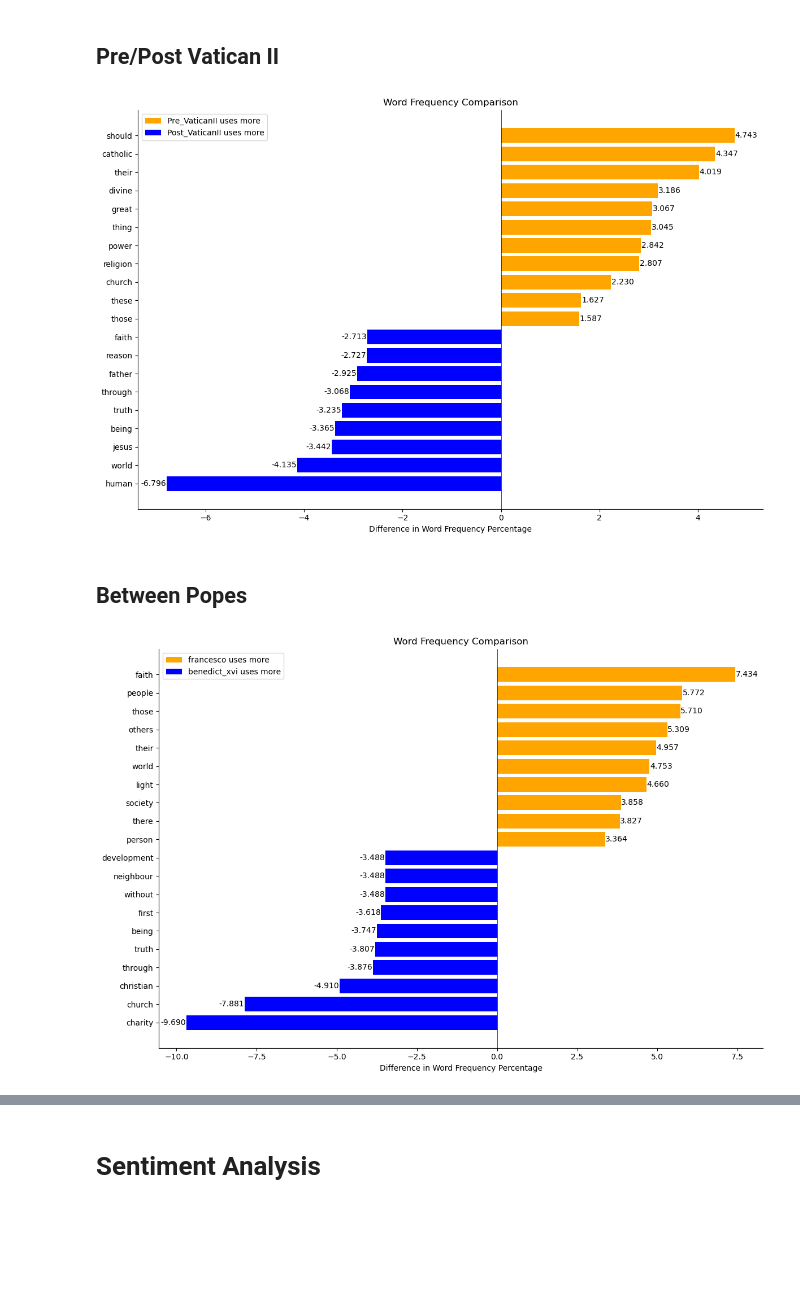
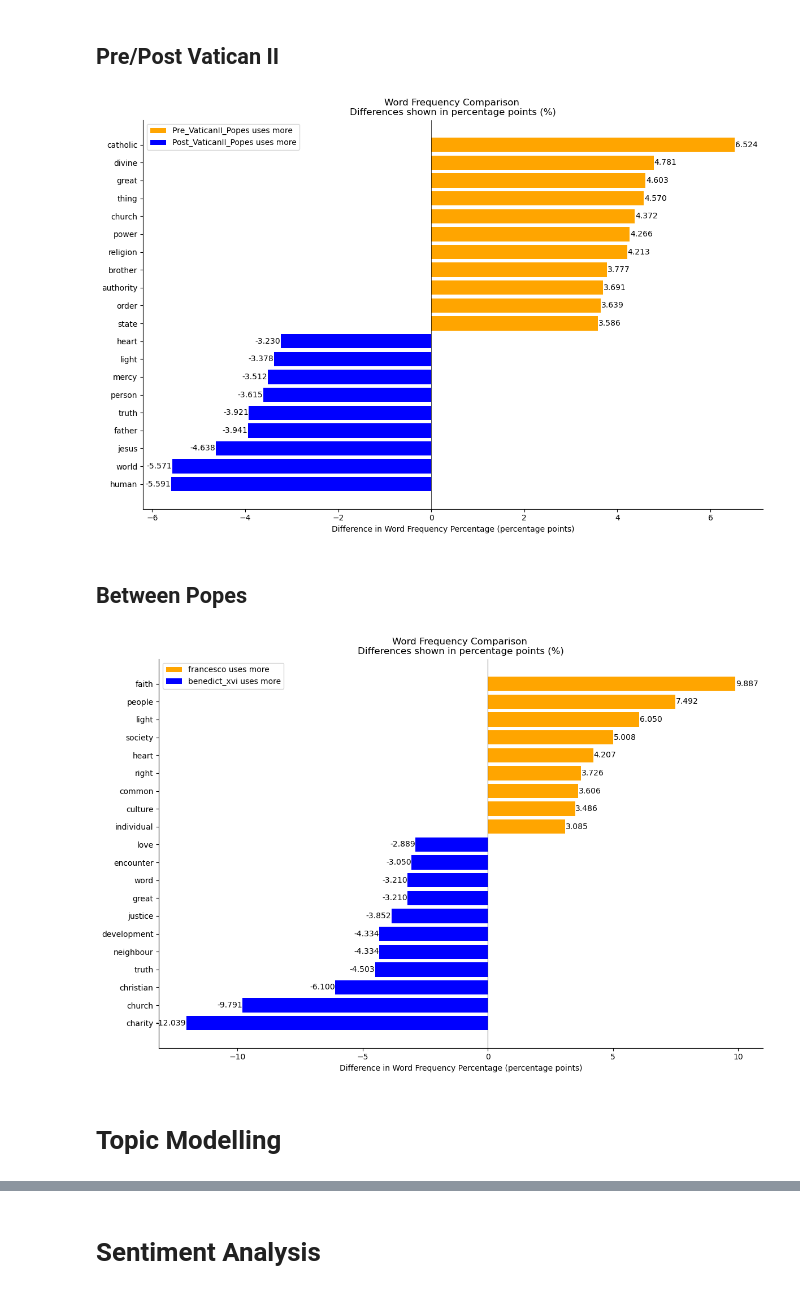
Before and after one commit to thatswhatsimonsaid/TextAnalysisVatican, a Jupyter notebook: Code/Encyclicals.ipynb, the cells around one changed output, grey strips where cells are left out. Saved outputs shown, nothing was run; the diff lists cells and outputs as text; code cells hidden in the pictures; blank space fills up the shorter version.

Commit message:
Redo directory and add topic modelling add similarity

```diff
--- a/Code/Encyclicals.ipynb
+++ b/Code/Encyclicals.ipynb
@@ -37,0 +61,4 @@ df
+# %%
+RootDirectory = "/Users/simondn/Documents/CSSS594/TextAnalysisVatican/Data"
+df_Encyclicals = LoadEncyclicals(os.path.join(RootDirectory, "Encylicals"))
+df_Councils = LoadCouncils(os.path.join(RootDirectory, "Councils"))
@@ -44,7 +107,7 @@ from nltk.corpus import stopwords
 from gensim.parsing.preprocessing import STOPWORDS
 nltk.download('stopwords')
 nltk.download('punkt')
-CustomStopWords = {"would", "which"}  # Add any other words you want here
+CustomStopWords = {"would", "which", "should"}
 StopWordsSet = set(stopwords.words("english")).union(STOPWORDS, CustomStopWords)
 # %% [output]
 [nltk_data] Downloading package stopwords to
@@ -54,8 +117,14 @@ StopWordsSet = set(stopwords.words("english")).union(STOPWORDS, CustomStopWords)
 [nltk_data]   Package punkt is already up-to-date!
 # %%
 ### Get word frequency per pope ###
-PopeEncyWordFrequency = GetEncylicalWordFrequency(df_input = df, GroupByVar = "PopeName", stop_words = None, TopNInput = 20)
+PopeEncyWordFrequency = GetEncylicalWordFrequency(df_input = df_Encyclicals,
+                                                  GroupByVar = "PopeName",
+                                                  StopWordsSet = StopWordsSet,
+                                                  TopNInput = 20)
 
 ### Get word frequency for popes before Vatican II and after Vatican II ###
-CouncilEncyWordFrequency = GetEncylicalWordFrequency(df_input = df, GroupByVar = "PreVaticanII", stop_words = None, TopNInput = 20)
-CouncilEncyWordFrequency.columns = ["Pre_VaticanII", "Post_VaticanII"]
+CouncilEncyWordFrequency = GetEncylicalWordFrequency(df_input = df_Encyclicals,
+                                                     GroupByVar = "PreVaticanII",
+                                                     StopWordsSet = StopWordsSet,
+                                                     TopNInput = 20)
+CouncilEncyWordFrequency.columns = ["Pre_VaticanII_Popes", "Post_VaticanII_Popes"]
@@ -84,12 +153,14 @@ CouncilEncyWordFrequency
 # %% [markdown]
 ## Pre/Post Vatican II
 # %%
-fig, ax = DivergingBarChartFunction(CouncilEncyWordFrequency, "Pre_VaticanII", "Post_VaticanII", NWords=20)
+fig, ax = DivergingBarChartFunction(CouncilEncyWordFrequency, "Pre_VaticanII_Popes", "Post_VaticanII_Popes", NWords=20)
 # %% [output]
-[figure, old version]
+[figure, new version]
 # %% [markdown]
 ## Between Popes
 # %%
 fig, ax = DivergingBarChartFunction(PopeEncyWordFrequency, "francesco", "benedict_xvi", NWords=20)
 # %% [output]
-[figure, old version]
+[figure, new version]
+# %% [markdown]
+# Topic Modelling
```
Also changed, not shown: parts of 26 cells of this notebook, 59 other files.
